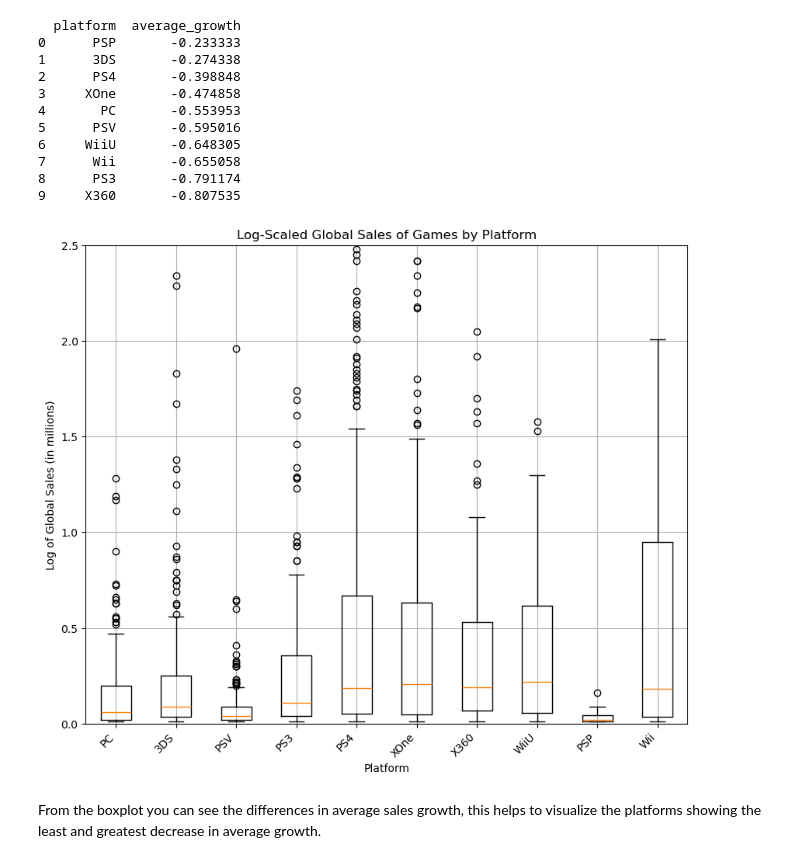
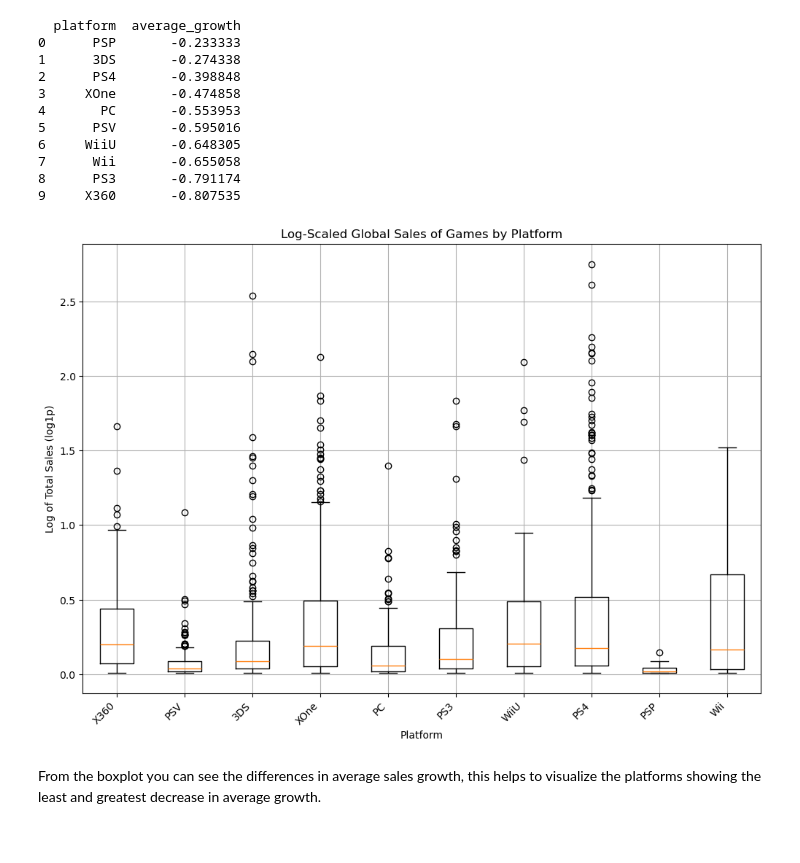
Before and after one commit to michav95/Video-Game-Forecasting, a Jupyter notebook: notebooks/EDA.ipynb, the cells around one changed output. Cells and saved outputs as stored; diff of their text form; code cells hidden in the pictures.

```diff
--- a/notebooks/EDA.ipynb
+++ b/notebooks/EDA.ipynb
@@ -678,7 +672,7 @@ The average length of time for new platforms to appear, and old ones to fade out
 # Moving forward we should only use data from 2014-2017, due to such a dynamically changing industry with constant growth and development we don't want to take too long a time interval.
 
 # Create the dataframe we will be focusing on moving forward
-DF_new = DF[(DF['year_of_release'] >= 2014) & (DF['year_of_release']<= 2017)]
+DF_new = DF[(DF['year_of_release'] >= 2014) & (DF['year_of_release']<= 2016)]
 
 # Put the new dataframe in chronological order based on the year_of_release column
 DF_new_sorted = DF_new.sort_values(by='year_of_release', ascending=True)
@@ -778,25 +772,23 @@ print(platform_trend)
 8      PS3       -0.791174
 9     X360       -0.807535
 # %%
-# Taking the global sales of all games from the new dataframe, create a boxplot
-
-# Calculate the global sales for each platform
-global_platform_sales = DF_new_sorted.groupby(['platform'])['total_sales'].sum().reset_index()
-
 DF_new_sorted['log_total_sales'] = np.log1p(DF_new_sorted['total_sales'])
 
-# Create a boxplot
-plt.figure(figsize=(10, 8))
-plt.boxplot([DF_new_sorted[DF_new_sorted['platform'] == platform]['total_sales'] for platform in DF_new_sorted['platform'].unique()],
-            labels=DF_new_sorted['platform'].unique())
+plt.figure(figsize=(12, 8))
+
+plt.boxplot(
+    [DF_new_sorted[DF_new_sorted['platform'] == platform]['log_total_sales']
+     for platform in DF_new_sorted['platform'].unique()],
+    labels=DF_new_sorted['platform'].unique()
+)
+
 plt.title("Log-Scaled Global Sales of Games by Platform")
 plt.xlabel("Platform")
-plt.ylabel("Log of Global Sales (in millions)")
+plt.ylabel("Log of Total Sales (log1p)")
 plt.grid(True)
-plt.ylim(0, 2.5)
 plt.xticks(rotation=45, ha='right')
 plt.show()
 # %% [output]
-[figure, old version]
+[figure, new version]
 # %% [markdown]
 From the boxplot you can see the differences in average sales growth, this helps to visualize the platforms showing the least and greatest decrease in average growth.
```
Also changed, not shown: parts of 38 cells of this notebook.
